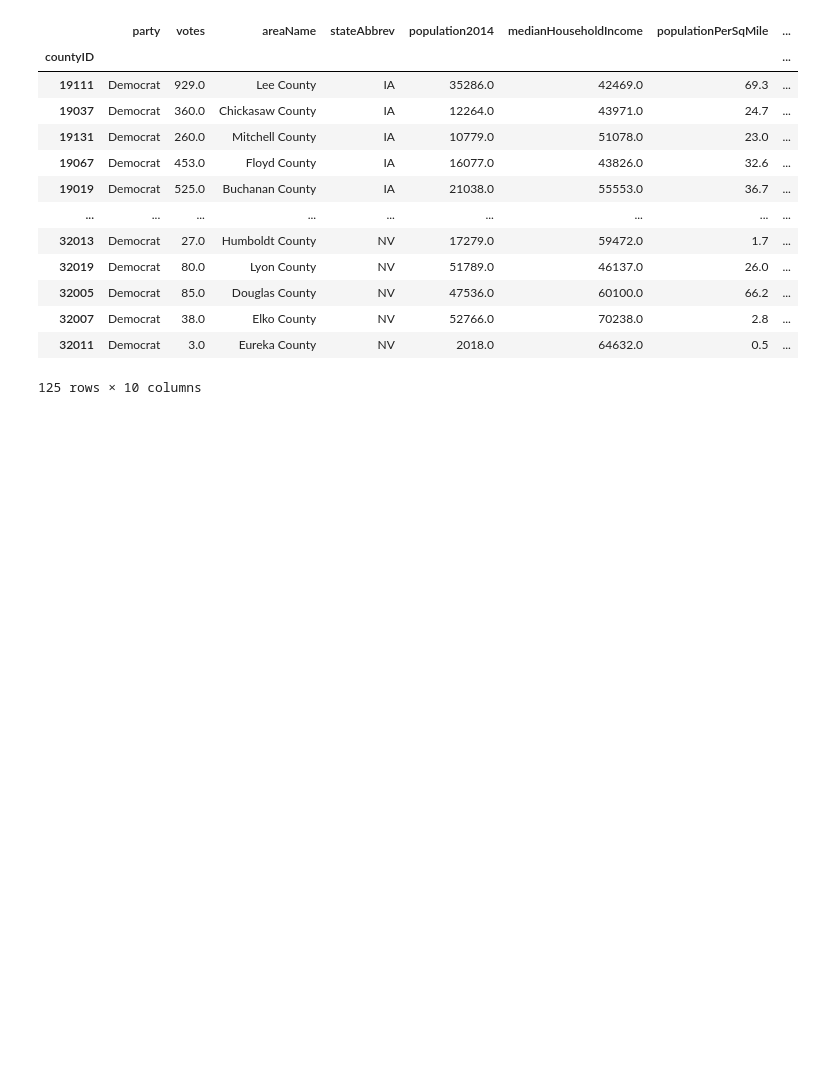
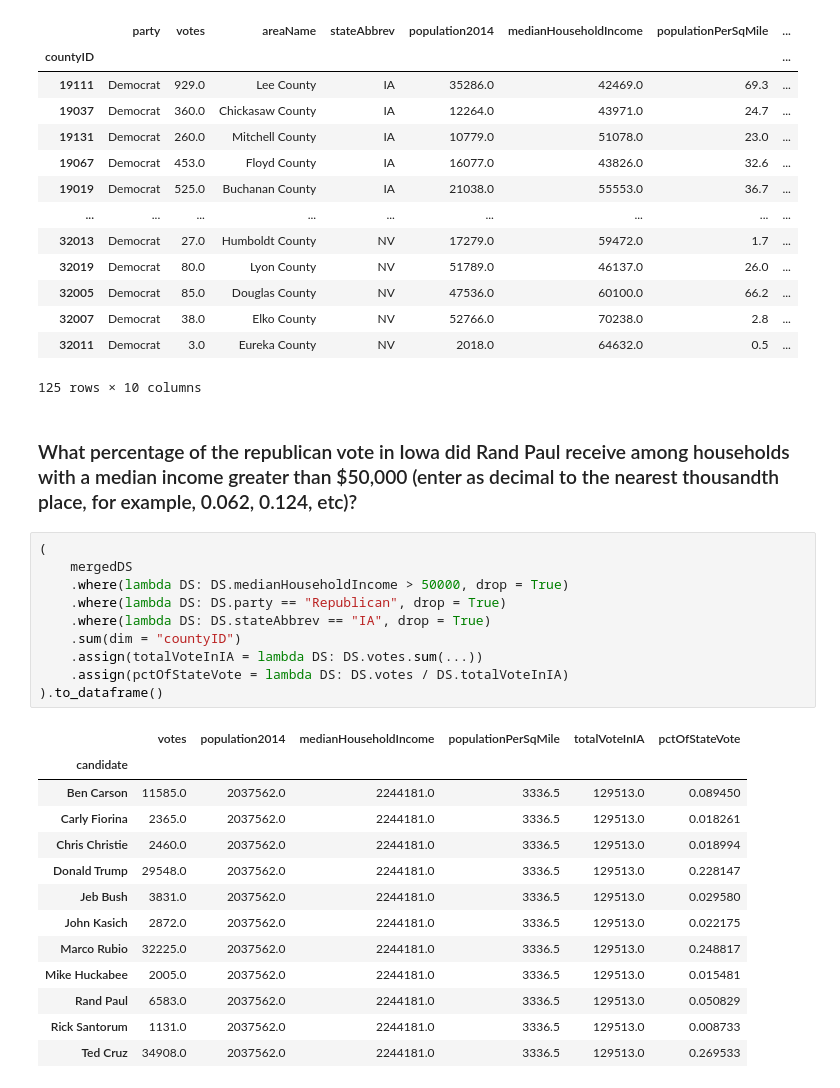
Before and after one commit to flyaflya/persuasive, a Jupyter notebook: notebookDemos/HomeworkReviewSessionDataManip.ipynb, the cells around one changed output. Saved outputs shown, nothing was run; the diff lists cells and outputs as text; blank space fills up the shorter version.

```diff
--- a/notebookDemos/HomeworkReviewSessionDataManip.ipynb
+++ b/notebookDemos/HomeworkReviewSessionDataManip.ipynb
@@ -278,3 +278,29 @@ Total Votes for each republican candidate
 | 32007 | Democrat | 38.0 | Elko County | NV | 52766.0 | 70238.0 | 2.8 | ... |
 | 32011 | Democrat | 3.0 | Eureka County | NV | 2018.0 | 64632.0 | 0.5 | ... |
 125 rows × 10 columns
+# %% [markdown]
+### What percentage of the republican vote in Iowa did Rand Paul receive among households with a median income greater than $50,000 (enter as decimal to the nearest thousandth place, for example, 0.062, 0.124, etc)?
+# %%
+(
+    mergedDS
+    .where(lambda DS: DS.medianHouseholdIncome > 50000, drop = True)
+    .where(lambda DS: DS.party == "Republican", drop = True)
+    .where(lambda DS: DS.stateAbbrev == "IA", drop = True)
+    .sum(dim = "countyID")
+    .assign(totalVoteInIA = lambda DS: DS.votes.sum(...))
+    .assign(pctOfStateVote = lambda DS: DS.votes / DS.totalVoteInIA)
+).to_dataframe()
+# %% [output]
+|  | votes | population2014 | medianHouseholdIncome | populationPerSqMile | totalVoteInIA | pctOfStateVote |
+| candidate |  |  |  |  |  |  |
+| Ben Carson | 11585.0 | 2037562.0 | 2244181.0 | 3336.5 | 129513.0 | 0.089450 |
+| Carly Fiorina | 2365.0 | 2037562.0 | 2244181.0 | 3336.5 | 129513.0 | 0.018261 |
+| Chris Christie | 2460.0 | 2037562.0 | 2244181.0 | 3336.5 | 129513.0 | 0.018994 |
+| Donald Trump | 29548.0 | 2037562.0 | 2244181.0 | 3336.5 | 129513.0 | 0.228147 |
+| Jeb Bush | 3831.0 | 2037562.0 | 2244181.0 | 3336.5 | 129513.0 | 0.029580 |
+| John Kasich | 2872.0 | 2037562.0 | 2244181.0 | 3336.5 | 129513.0 | 0.022175 |
+| Marco Rubio | 32225.0 | 2037562.0 | 2244181.0 | 3336.5 | 129513.0 | 0.248817 |
+| Mike Huckabee | 2005.0 | 2037562.0 | 2244181.0 | 3336.5 | 129513.0 | 0.015481 |
+| Rand Paul | 6583.0 | 2037562.0 | 2244181.0 | 3336.5 | 129513.0 | 0.050829 |
+| Rick Santorum | 1131.0 | 2037562.0 | 2244181.0 | 3336.5 | 129513.0 | 0.008733 |
+| Ted Cruz | 34908.0 | 2037562.0 | 2244181.0 | 3336.5 | 129513.0 | 0.269533 |
```
